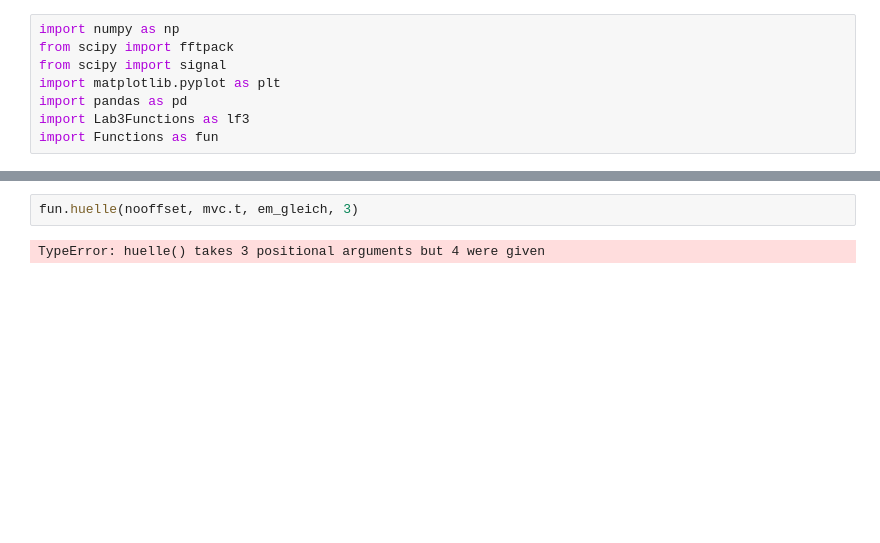
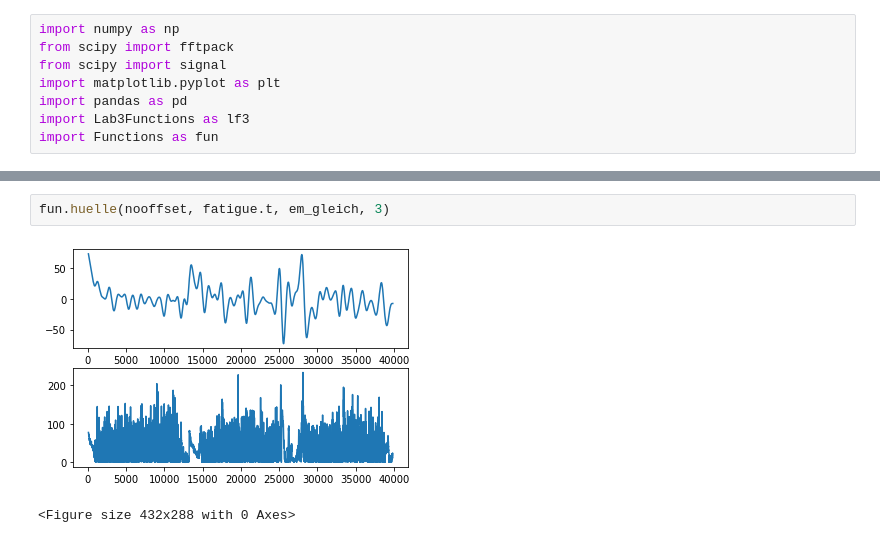
Before and after one commit to sophiealtmann/BSV_Prak_3, a Jupyter notebook: Python Code/Vorverarbeitung der Rohdaten.ipynb, the cells around one changed output, grey strips where cells are left out. Saved outputs shown, nothing was run; the diff lists cells and outputs as text; blank space fills up the shorter version.

```diff
--- a/Python Code/Vorverarbeitung der Rohdaten.ipynb
+++ b/Python Code/Vorverarbeitung der Rohdaten.ipynb
@@ -29,4 +29,5 @@ em_gleich = fun.gleich(nooffset, mvc.t, emg_filtered)
 # %%
-fun.huelle(nooffset, mvc.t, em_gleich, 3)
+fun.huelle(nooffset, fatigue.t, em_gleich, 3)
 # %% [output]
+[figure, added]
-TypeError: huelle() takes 3 positional arguments but 4 were given
+<Figure size 432x288 with 0 Axes>
```
Also changed, not shown: parts of 6 cells of this notebook, 19 other files.
